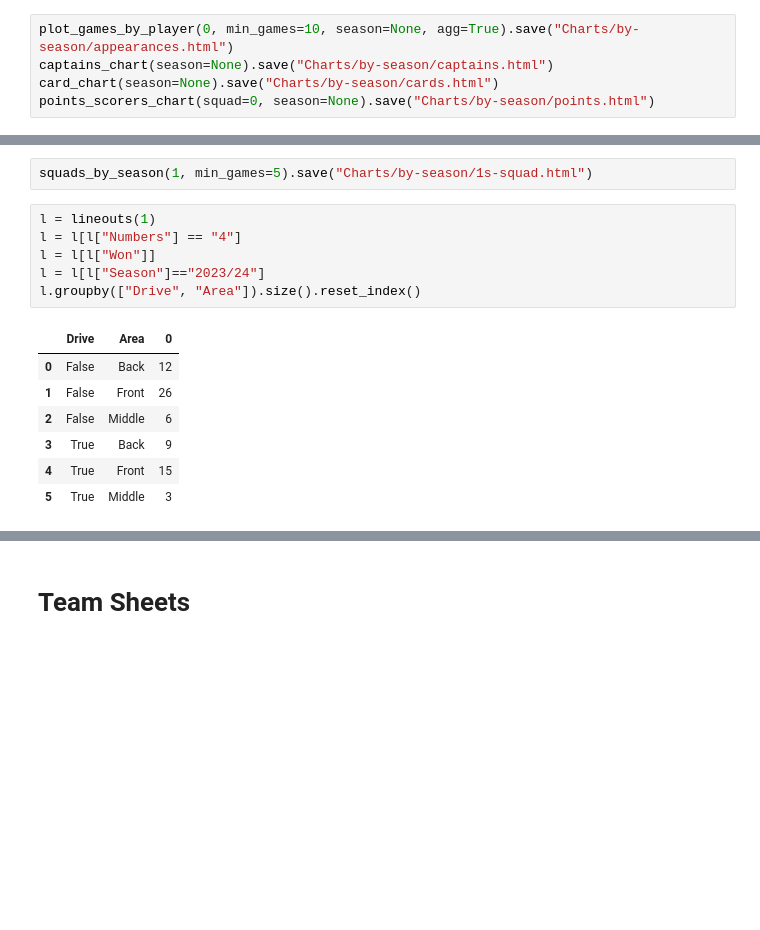
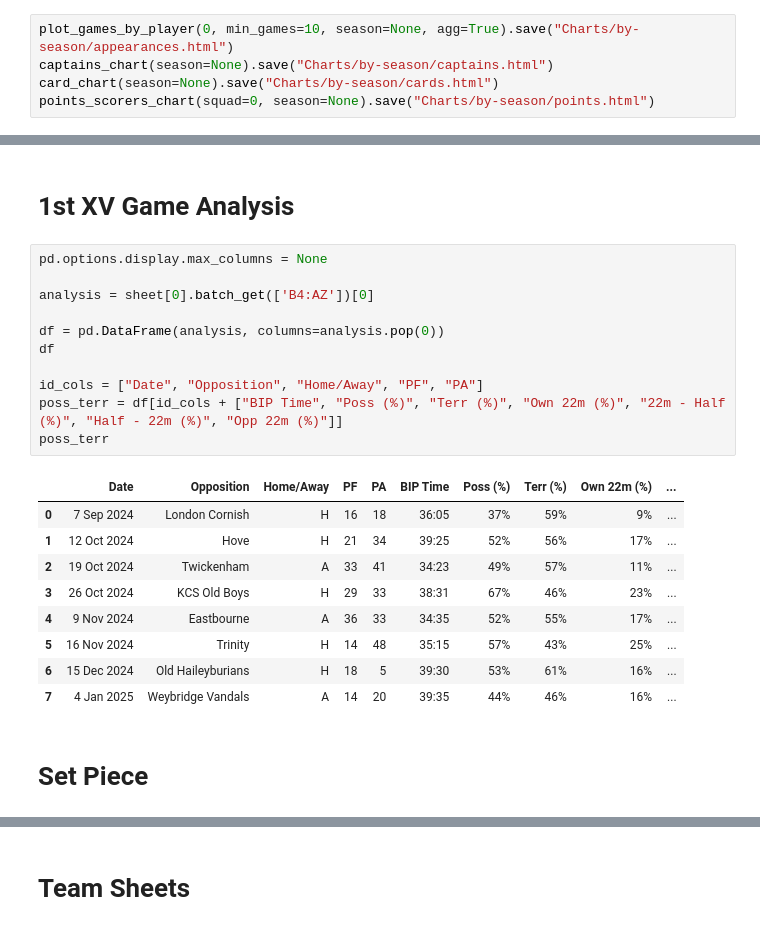
Before and after one commit to samnlindsay/RugbyResults, a Jupyter notebook: Analysis.ipynb, the cells around one changed output, grey strips where cells are left out. Cells and saved outputs as stored; diff of their text form; blank space fills up the shorter version.

```diff
--- a/Analysis.ipynb
+++ b/Analysis.ipynb
@@ -124,16 +102,25 @@ plot_games_by_player(squad=1, season="2024/25", min_games=5)
-# %%
-squads_by_season(1, min_games=5).save("Charts/by-season/1s-squad.html")
-# %%
-l = lineouts(1)
-l = l[l["Numbers"] == "4"]
-l = l[l["Won"]]
-l = l[l["Season"]=="2023/24"]
-l.groupby(["Drive", "Area"]).size().reset_index()
-# %% [output]
-|  | Drive | Area | 0 |
-| 0 | False | Back | 12 |
-| 1 | False | Front | 26 |
-| 2 | False | Middle | 6 |
-| 3 | True | Back | 9 |
-| 4 | True | Front | 15 |
-| 5 | True | Middle | 3 |
+# %% [markdown]
+# 1st XV Game Analysis
+# %%
+pd.options.display.max_columns = None
+
+analysis = sheet[0].batch_get(['B4:AZ'])[0]
+
+df = pd.DataFrame(analysis, columns=analysis.pop(0))
+df
+
+id_cols = ["Date", "Opposition", "Home/Away", "PF", "PA"]
+poss_terr = df[id_cols + ["BIP Time", "Poss (%)", "Terr (%)", "Own 22m (%)", "22m - Half (%)", "Half - 22m (%)", "Opp 22m (%)"]]
+poss_terr
+# %% [output]
+|  | Date | Opposition | Home/Away | PF | PA | BIP Time | Poss (%) | Terr (%) | Own 22m (%) | ... |
+| 0 | 7 Sep 2024 | London Cornish | H | 16 | 18 | 36:05 | 37% | 59% | 9% | ... |
+| 1 | 12 Oct 2024 | Hove | H | 21 | 34 | 39:25 | 52% | 56% | 17% | ... |
+| 2 | 19 Oct 2024 | Twickenham | A | 33 | 41 | 34:23 | 49% | 57% | 11% | ... |
+| 3 | 26 Oct 2024 | KCS Old Boys | H | 29 | 33 | 38:31 | 67% | 46% | 23% | ... |
+| 4 | 9 Nov 2024 | Eastbourne | A | 36 | 33 | 34:35 | 52% | 55% | 17% | ... |
+| 5 | 16 Nov 2024 | Trinity | H | 14 | 48 | 35:15 | 57% | 43% | 25% | ... |
+| 6 | 15 Dec 2024 | Old Haileyburians | H | 18 | 5 | 39:30 | 53% | 61% | 16% | ... |
+| 7 | 4 Jan 2025 | Weybridge Vandals | A | 14 | 20 | 39:35 | 44% | 46% | 16% | ... |
+# %% [markdown]
+# Set Piece
```
Also changed, not shown: parts of 9 cells of this notebook, 19 other files.
